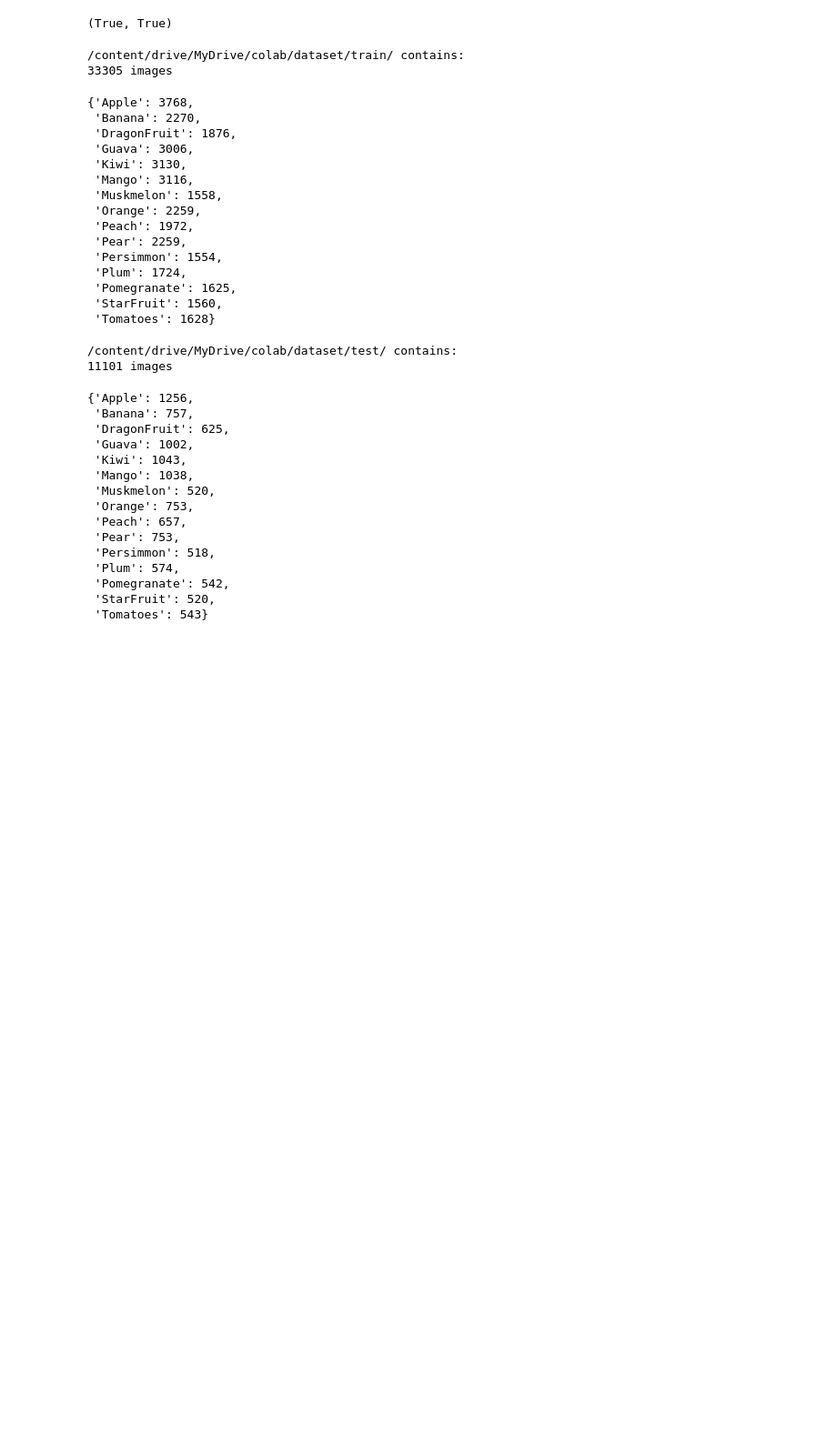
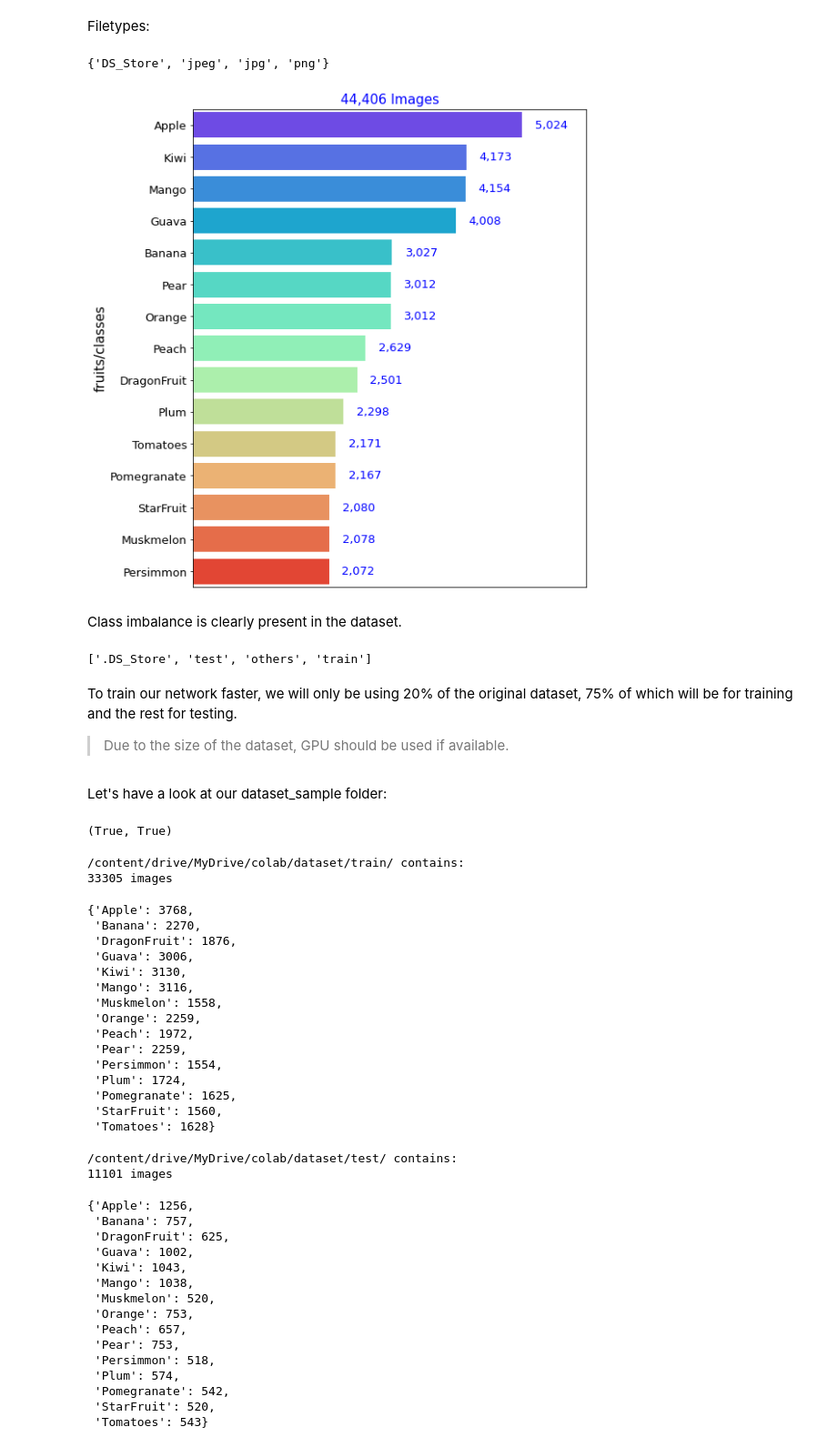
Before and after one commit to valmadrid/Image-Classification, a Jupyter notebook: fruit_image_classification.ipynb, the cells around one changed output. Shown at 91% size. Saved outputs shown, nothing was run; the diff lists cells and outputs as text; code cells hidden in the pictures; blank space fills up the shorter version.

```diff
--- a/fruit_image_classification.ipynb
+++ b/fruit_image_classification.ipynb
@@ -70,0 +82,6 @@ np.random.seed(42)
+# %%
+fruit_folders = [
+    folder for folder in os.listdir(dataset_dir)
+    if os.path.isdir(os.path.join(dataset_dir, folder))
+]
+fruit_folders
@@ -70,0 +104,65 @@ np.random.seed(42)
+# %% [markdown]
+Filetypes:
+# %%
+set([
+    file.split('.')[-1] for folder in fruit_folders
+    for file in os.listdir(os.path.join(dataset_dir, folder))
+])
+# %% [output]
+{'DS_Store', 'jpeg', 'jpg', 'png'}
+# %%
+fruit_list = dict(
+    zip([folder for folder in fruit_folders], [
+        len([
+            img for img in os.listdir(os.path.join(dataset_dir, folder))
+            if os.path.splitext(dataset_dir + folder +
+                                img)[-1] in ['.jpeg', '.jpg', '.png']
+        ]) for folder in fruit_folders
+    ]))
+
+x = list(
+    dict(sorted(fruit_list.items(), key=lambda x: x[1], reverse=True)).keys())
+y = list(
+    dict(sorted(fruit_list.items(), key=lambda x: x[1],
+                reverse=True)).values())
+plt.figure(figsize=(8, 10))
+sns.barplot(x=y, y=x, palette='rainbow')
+plt.ylabel('fruits/classes', fontsize=15)
+plt.title('{} Images'.format(f'{sum(y):,}'), fontsize=15, color='blue')
+plt.xticks(ticks=[])
+plt.xlim(right=6000)
+plt.yticks(fontsize=13)
+for x_, y_ in enumerate(y):
+    plt.text(x=y_ + 200,
+             y=x_,
+             s=f'{y_:,}',
+             fontsize=13,
+             color='blue',
+             horizontalalignment='left',
+             verticalalignment='center')
+plt.show()
+# %% [output]
+[figure, added]
+# %% [markdown]
+Class imbalance is clearly present in the dataset.
+# %%
+# new_dataset_dir = "../Image-Classification/dataset/"
+new_dataset_dir = "/content/drive/MyDrive/colab/dataset_sample/"
+
+if os.path.exists(new_dataset_dir):
+    shutil.rmtree(new_dataset_dir)
+
+if not os.path.exists(new_dataset_dir):
+    os.mkdir(new_dataset_dir)
+
+for folder in ['train', 'test', 'others']:
+    new_dir = os.path.join(new_dataset_dir, folder)
+    os.mkdir(new_dir)
+
+os.listdir(new_dataset_dir)
+# %% [output]
+['.DS_Store', 'test', 'others', 'train']
+# %% [markdown]
+To train our network faster, we will only be using 20% of the original dataset, 75% of which will be for training and the rest for testing.
+
+> Due to the size of the dataset, GPU should be used if available.
@@ -71 +207,3 @@ np.random.seed(42)
+# %% [markdown]
+Let's have a look at our dataset_sample folder:
 # %%
```
Also changed, not shown: parts of 31 cells of this notebook.
